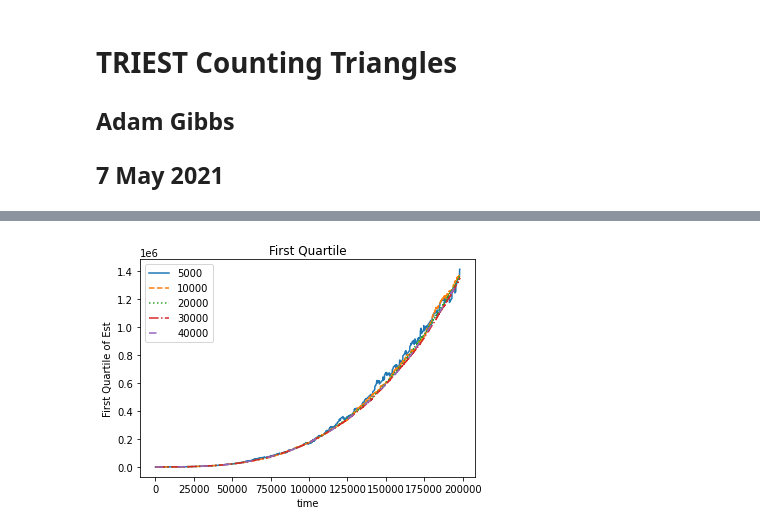
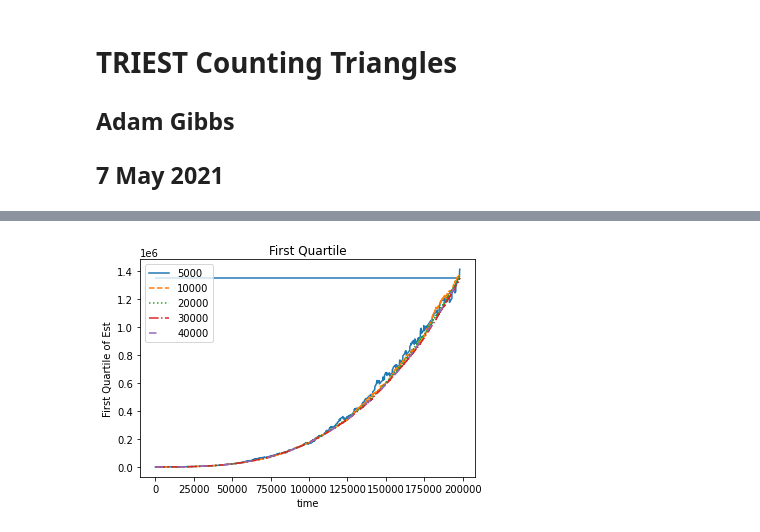
Before and after one commit to adamggibbs/cosc254-graph-triangle-counting, a Jupyter notebook: src/report.ipynb, the cells around one changed output, grey strips where cells are left out. Drawn from its saved outputs; the diff is of its cells as text; code cells hidden in the pictures.

```diff
--- a/src/report.ipynb
+++ b/src/report.ipynb
@@ -202,15 +207,16 @@ plt.show()
 # %%
 for i in range(0,5):
     plt.plot(range(0,ds_size),first[i],
              label=str(sample_sizes[i]), linestyle=sample_labels[i])
 
+plt.hlines(1351441, 0, ds_size)
 plt.title("First Quartile")
 plt.xlabel("time")
 plt.ylabel("First Quartile of Est")
 plt.legend()
 plt.show()
 # %% [output]
-[figure, old version]
+[figure, new version]
 # %%
 for i in range(0,5):
     plt.plot(range(0,ds_size), third[i],
```
Also changed, not shown: parts of 11 cells of this notebook, 3 other files.
